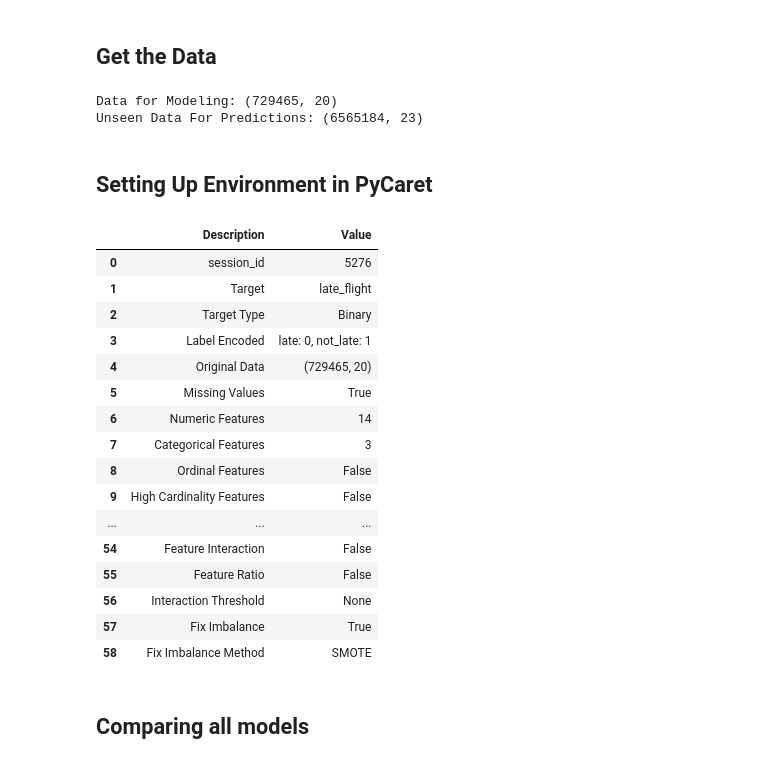
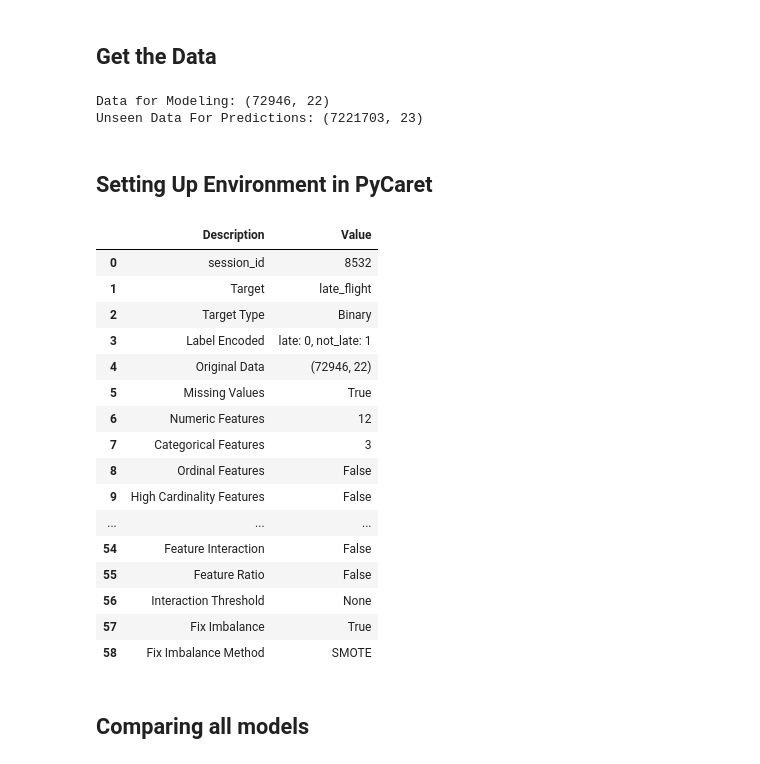
Before and after one commit to rtheman/sages, a Jupyter notebook: Flights_Delay_classification/2_Train_Model_pycaret_v1.ipynb, the cells around one changed output. Saved outputs shown, nothing was run; the diff lists cells and outputs as text; code cells hidden in the pictures.

```diff
--- a/Flights_Delay_classification/2_Train_Model_pycaret_v1.ipynb
+++ b/Flights_Delay_classification/2_Train_Model_pycaret_v1.ipynb
@@ -105,9 +92,9 @@ df_toTrain = df[[
     'DEP_DELAY',
     'ARR_TIME',
     'ARR_DELAY',
-#     'AIR_TIME',
+    'AIR_TIME',
     'ACTUAL_ELAPSED_TIME',
-#     'DISTANCE',
+    'DISTANCE',
     'CARRIER_DELAY',
     'WEATHER_DELAY',
     'NAS_DELAY',
@@ -177,7 +162,7 @@ ERROR: pandas-profiling 2.12.0 has requirement seaborn>=0.10.1, but you'll have
 # %% [markdown]
 ## Get the Data
 # %%
-data = df_toTrain.sample(frac=0.05, random_state=168)
+data = df_toTrain.sample(frac=0.01, random_state=123)
 data_unseen = df.drop(data.index)
 
 data.reset_index(inplace=True, drop=True)
@@ -186,36 +171,34 @@ data_unseen.reset_index(inplace=True, drop=True)
 print('Data for Modeling: ' + str(data.shape))
 print('Unseen Data For Predictions: ' + str(data_unseen.shape))
 # %% [output]
-Data for Modeling: (729465, 20)
-Unseen Data For Predictions: (6565184, 23)
+Data for Modeling: (72946, 22)
+Unseen Data For Predictions: (7221703, 23)
 # %% [markdown]
 ## Setting Up Environment in PyCaret
 # %%
 from pycaret.classification import *
 exp = setup(data = data,
             numeric_features = ['YEAR','MONTH','DAY_OF_MONTH','DAY_OF_WEEK'],
-            ignore_features = ['ORIGIN_AIRPORT_ID', 'DEST_AIRPORT_ID'],
+            ignore_features = ['ORIGIN_AIRPORT_ID', 'DEST_AIRPORT_ID', 'YEAR', 'DEP_DELAY', 'DEP_DELAY', 'AIR_TIME', 'ACTUAL_ELAPSED_TIME'],
             target = 'late_flight',
             normalize = True,
             transformation = True,
             ignore_low_variance = True,
             remove_multicollinearity = True,
             multicollinearity_threshold = 0.95,
             fix_imbalance = True,
             use_gpu = True,
-            fold = 5
+            fold = 2
            )
-# exp = setup(data = data, target = 'late_flight', session_id=123,
-#             numeric_features = ['YR','MO','DAY_OF_MONTH','DAY_OF_WEEK']
 # %% [output]
 |  | Description | Value |
-| 0 | session_id | 5276 |
+| 0 | session_id | 8532 |
 | 1 | Target | late_flight |
 | 2 | Target Type | Binary |
 | 3 | Label Encoded | late: 0, not_late: 1 |
-| 4 | Original Data | (729465, 20) |
+| 4 | Original Data | (72946, 22) |
 | 5 | Missing Values | True |
-| 6 | Numeric Features | 14 |
+| 6 | Numeric Features | 12 |
 | 7 | Categorical Features | 3 |
 | 8 | Ordinal Features | False |
 | 9 | High Cardinality Features | False |
```
Also changed, not shown: parts of 26 cells of this notebook, 1 other file.
